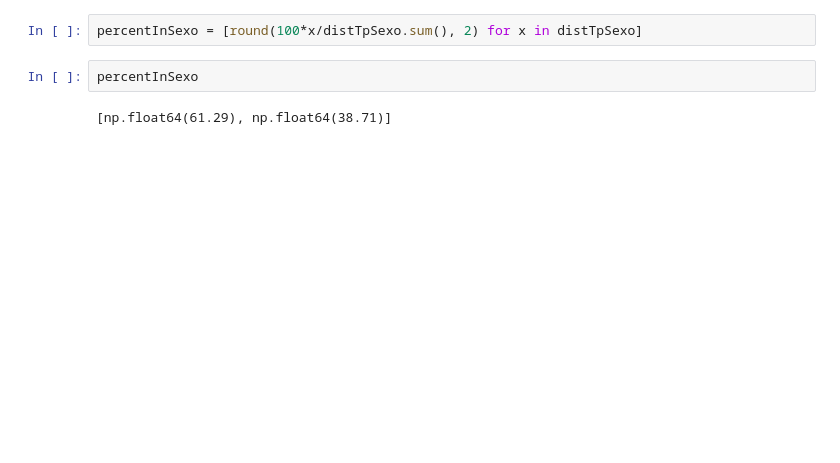
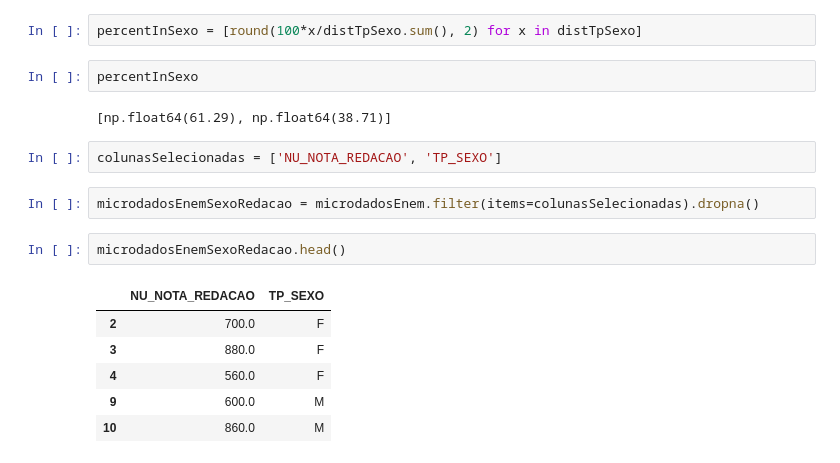
Before and after one commit to mauricioferrer/Consulta-em-banco-de-dados-do-Enem, a Jupyter notebook: Untitled.ipynb, the cells around one changed output. Cells and saved outputs as stored; diff of their text form; blank space fills up the shorter version.

```diff
--- a/Untitled.ipynb
+++ b/Untitled.ipynb
@@ -231,3 +235,16 @@ percentInSexo = [round(100*x/distTpSexo.sum(), 2) for x in distTpSexo]
 percentInSexo
 # %% [output]
 [np.float64(61.29), np.float64(38.71)]
+# %%
+colunasSelecionadas = ['NU_NOTA_REDACAO', 'TP_SEXO']
+# %%
+microdadosEnemSexoRedacao = microdadosEnem.filter(items=colunasSelecionadas).dropna()
+# %%
+microdadosEnemSexoRedacao.head()
+# %% [output]
+|  | NU_NOTA_REDACAO | TP_SEXO |
+| 2 | 700.0 | F |
+| 3 | 880.0 | F |
+| 4 | 560.0 | F |
+| 9 | 600.0 | M |
+| 10 | 860.0 | M |
```
Also changed, not shown: parts of 6 cells of this notebook.
